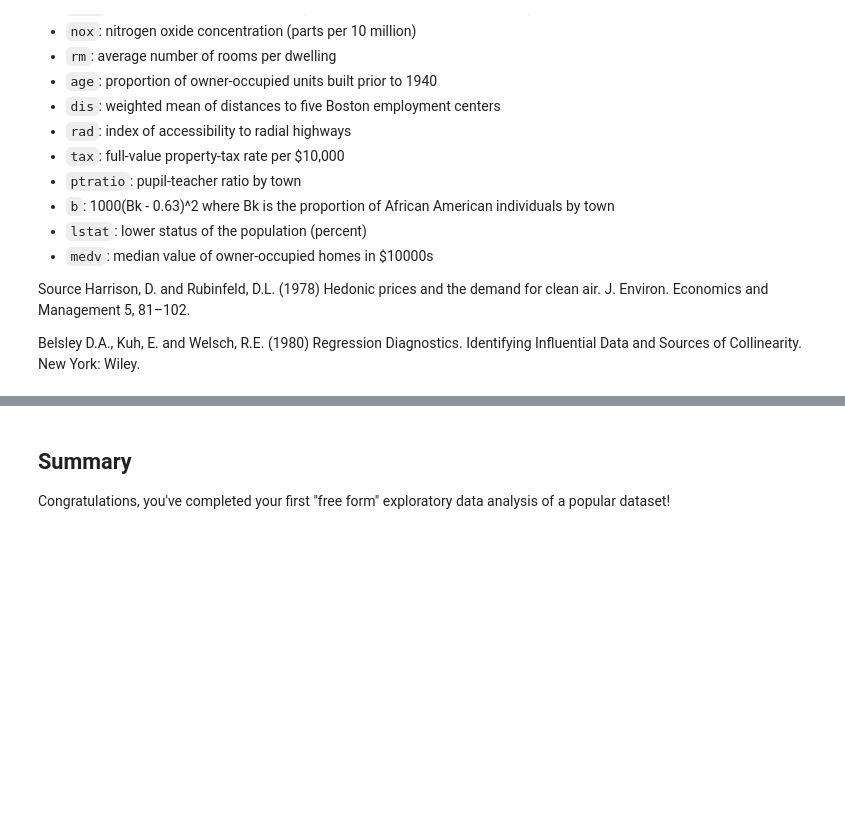
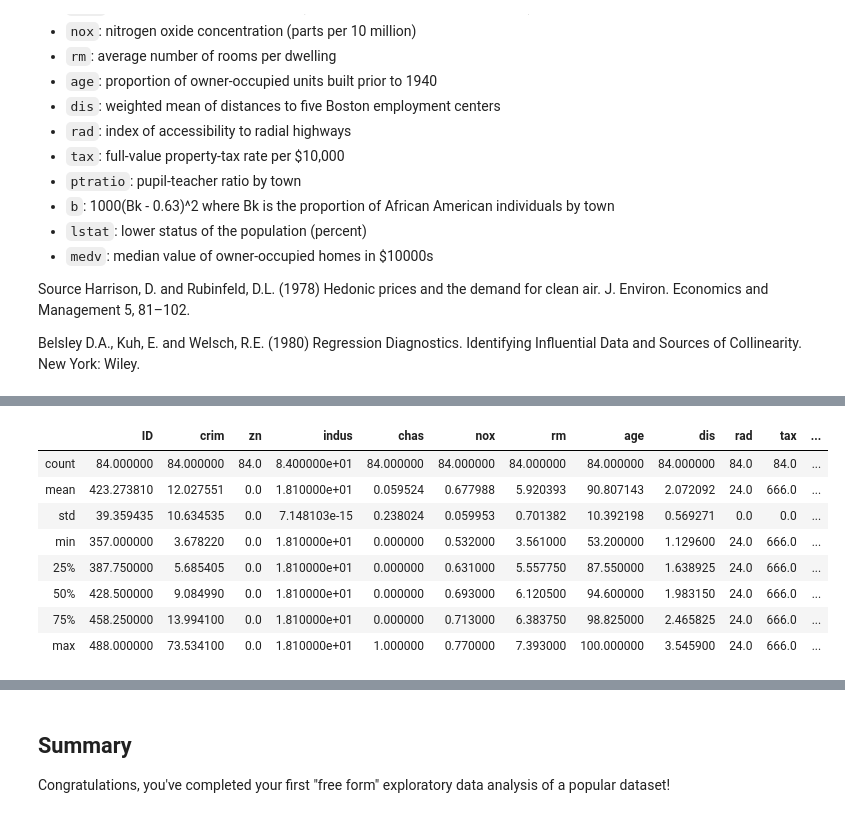
Before and after one commit to stlanier/dsc-project-eda-with-pandas-onl01-dtsc-pt-012120, a Jupyter notebook: index.ipynb, the cells around one changed output, grey strips where cells are left out. Cells and saved outputs as stored; diff of their text form; code cells hidden in the pictures; blank space fills up the shorter version.

```diff
--- a/index.ipynb
+++ b/index.ipynb
@@ -108,0 +128,17 @@ df.loc[df['crim'] > 3.678].head(10)
+# %%
+# A DF, df_high_crime, that captures info about towns at or above the 75% quantile for crime rate
+# and its counterpart, df_low_crime, for everything else.
+crime_rate_75 = df['crim'].quantile(.75)
+df_high_crime = df.loc[df['crim'] >= crime_rate_75]
+df_low_crime = df.loc[df['crim'] < crime_rate_75]
+df_high_crime.describe()
+# %% [output]
+|  | ID | crim | zn | indus | chas | nox | rm | age | dis | rad | tax | ... |
+| count | 84.000000 | 84.000000 | 84.0 | 8.400000e+01 | 84.000000 | 84.000000 | 84.000000 | 84.000000 | 84.000000 | 84.0 | 84.0 | ... |
+| mean | 423.273810 | 12.027551 | 0.0 | 1.810000e+01 | 0.059524 | 0.677988 | 5.920393 | 90.807143 | 2.072092 | 24.0 | 666.0 | ... |
+| std | 39.359435 | 10.634535 | 0.0 | 7.148103e-15 | 0.238024 | 0.059953 | 0.701382 | 10.392198 | 0.569271 | 0.0 | 0.0 | ... |
+| min | 357.000000 | 3.678220 | 0.0 | 1.810000e+01 | 0.000000 | 0.532000 | 3.561000 | 53.200000 | 1.129600 | 24.0 | 666.0 | ... |
+| 25% | 387.750000 | 5.685405 | 0.0 | 1.810000e+01 | 0.000000 | 0.631000 | 5.557750 | 87.550000 | 1.638925 | 24.0 | 666.0 | ... |
+| 50% | 428.500000 | 9.084990 | 0.0 | 1.810000e+01 | 0.000000 | 0.693000 | 6.120500 | 94.600000 | 1.983150 | 24.0 | 666.0 | ... |
+| 75% | 458.250000 | 13.994100 | 0.0 | 1.810000e+01 | 0.000000 | 0.713000 | 6.383750 | 98.825000 | 2.465825 | 24.0 | 666.0 | ... |
+| max | 488.000000 | 73.534100 | 0.0 | 1.810000e+01 | 1.000000 | 0.770000 | 7.393000 | 100.000000 | 3.545900 | 24.0 | 666.0 | ... |
```
Also changed, not shown: parts of 8 cells of this notebook.
